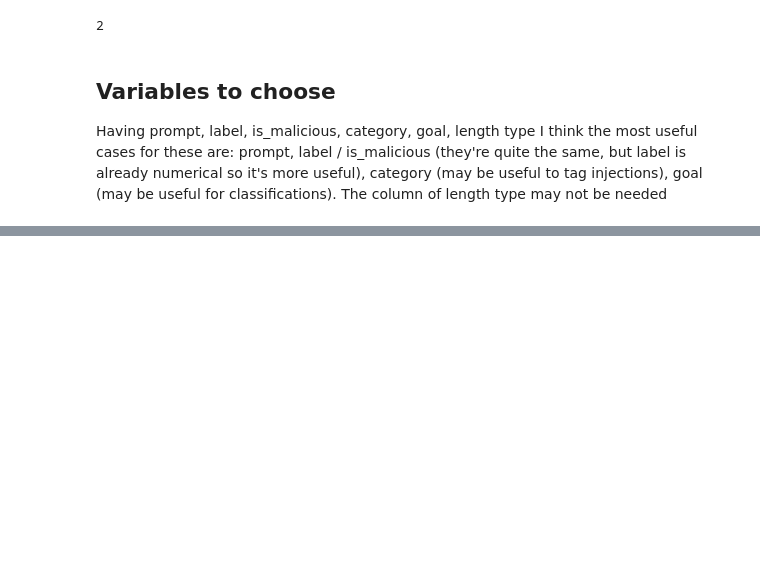
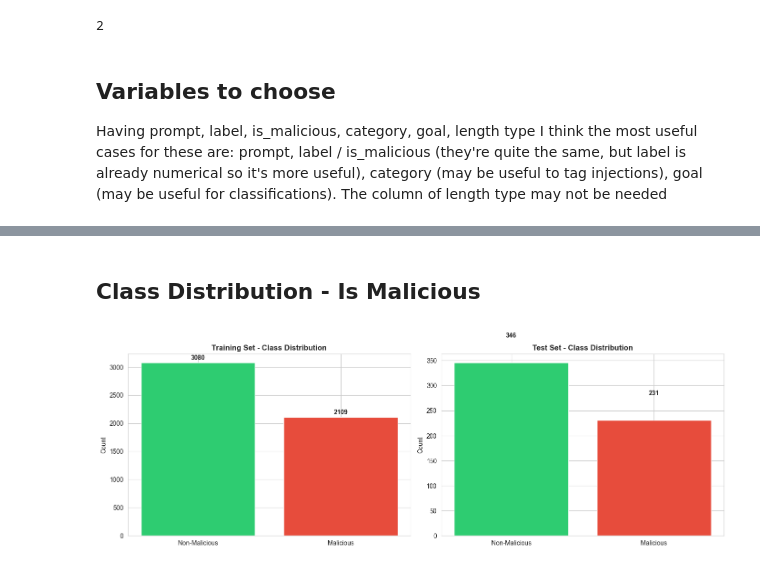
Before and after one commit to LuisMontenegro21/SecurityDataScienceProject, a Jupyter notebook: project.ipynb, the cells around one changed output, grey strips where cells are left out. Saved outputs shown, nothing was run; the diff lists cells and outputs as text; code cells hidden in the pictures; blank space fills up the shorter version.

```diff
--- a/project.ipynb
+++ b/project.ipynb
@@ -102,0 +103,6 @@ Having prompt, label, is_malicious, category, goal, length type I think the most
+# %%
+import seaborn as sns
+
+# Set style for better-looking plots
+sns.set_style("whitegrid")
+plt.rcParams['figure.figsize'] = (12, 6)
@@ -102,0 +136,25 @@ Having prompt, label, is_malicious, category, goal, length type I think the most
+# %% [markdown]
+## Class Distribution - Is Malicious
+# %%
+fig, axes = plt.subplots(1, 2, figsize=(14, 5))
+
+# Train set class distribution
+train_counts = train_df['is_malicious'].value_counts()
+axes[0].bar(['Non-Malicious', 'Malicious'], train_counts.values, color=['#2ecc71', '#e74c3c'])
+axes[0].set_title('Training Set - Class Distribution', fontsize=12, fontweight='bold')
+axes[0].set_ylabel('Count')
+for i, v in enumerate(train_counts.values):
+    axes[0].text(i, v + 50, str(v), ha='center', fontweight='bold')
+
+# Test set class distribution
+test_counts = test_df['is_malicious'].value_counts()
+axes[1].bar(['Non-Malicious', 'Malicious'], test_counts.values, color=['#2ecc71', '#e74c3c'])
+axes[1].set_title('Test Set - Class Distribution', fontsize=12, fontweight='bold')
+axes[1].set_ylabel('Count')
+for i, v in enumerate(test_counts.values):
+    axes[1].text(i, v + 50, str(v), ha='center', fontweight='bold')
+
+plt.tight_layout()
+plt.show()
+# %% [output]
+[figure, added]
```
Also changed, not shown: parts of 16 cells of this notebook, 1 other file.
